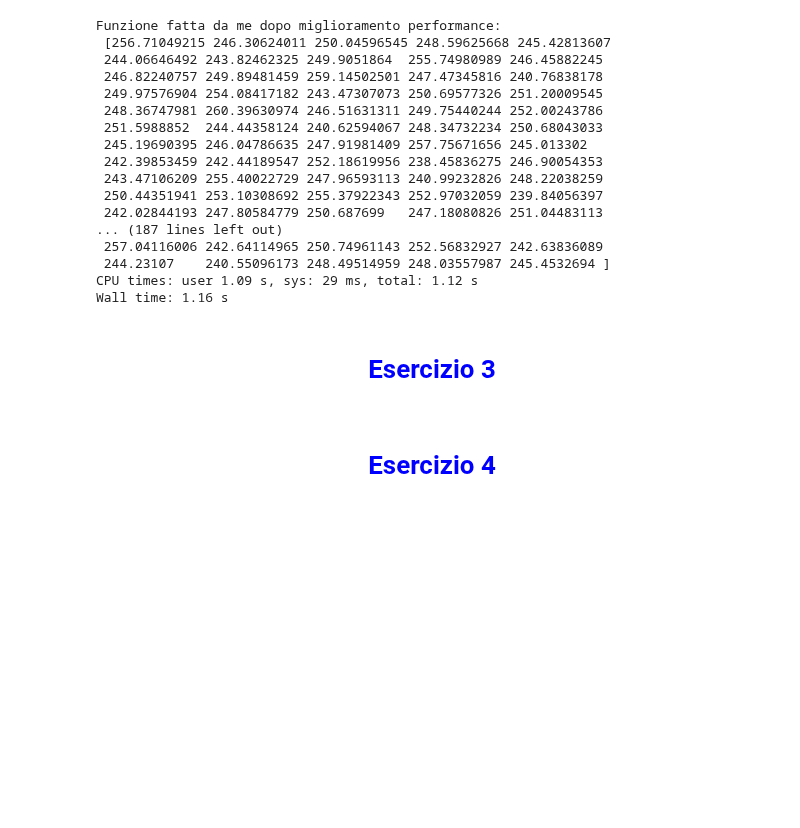
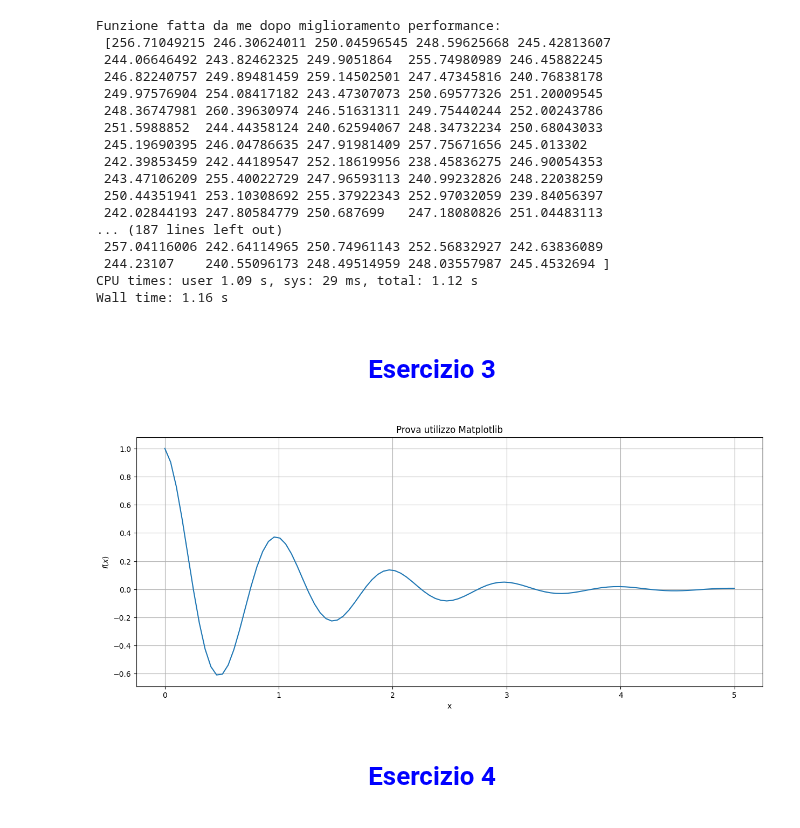
Before and after one commit to Negrini085/DeepLearning, a Jupyter notebook: Esercitazioni/lab_02.ipynb, the cells around one changed output. Drawn from its saved outputs; the diff is of its cells as text; code cells hidden in the pictures; blank space fills up the shorter version.

Commit message:
Esercizio 3 fatto

```diff
--- a/Esercitazioni/lab_02.ipynb
+++ b/Esercitazioni/lab_02.ipynb
@@ -173,6 +173,25 @@ Wall time: 1.16 s
 <h1 style="color:blue; font-size:50px;"> Esercizio 3</h1>
 
 </center>
+# %%
+# Funzione per esercizio 3
+def func_1(x):
+    return np.exp(-x) * np.cos(2*np.pi*x)
+# %%
+x = np.linspace(0, 5, 100)
+y = func_1(x)
+
+fig = plt.figure(figsize=(15, 6))
+
+plt.plot(x, y)
+plt.title("Prova utilizzo Matplotlib")
+plt.ylabel(r"$f\left(x\right)$")
+plt.xlabel("x")
+plt.grid(True)
+
+plt.show()
+# %% [output]
+[figure, added]
 # %% [markdown]
 <center>
 <h1 style="color:blue; font-size:50px;"> Esercizio 4</h1>
```
